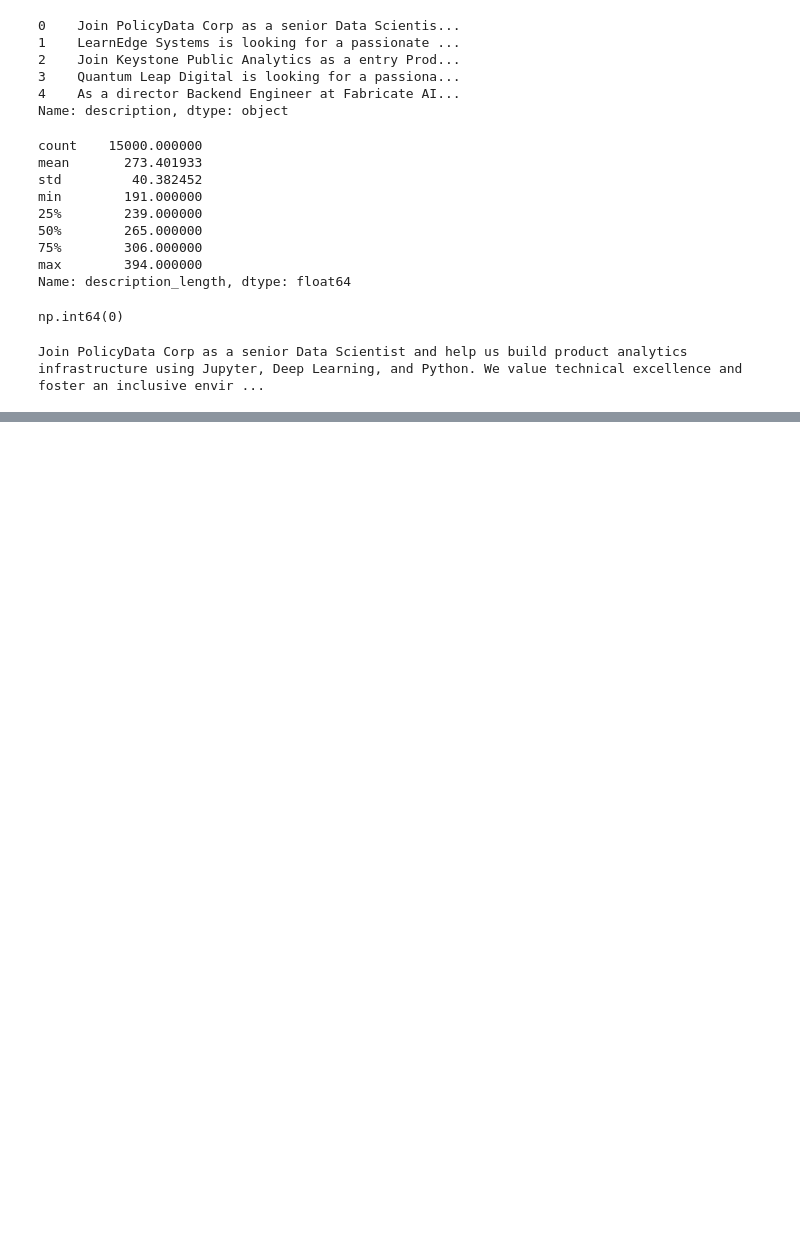
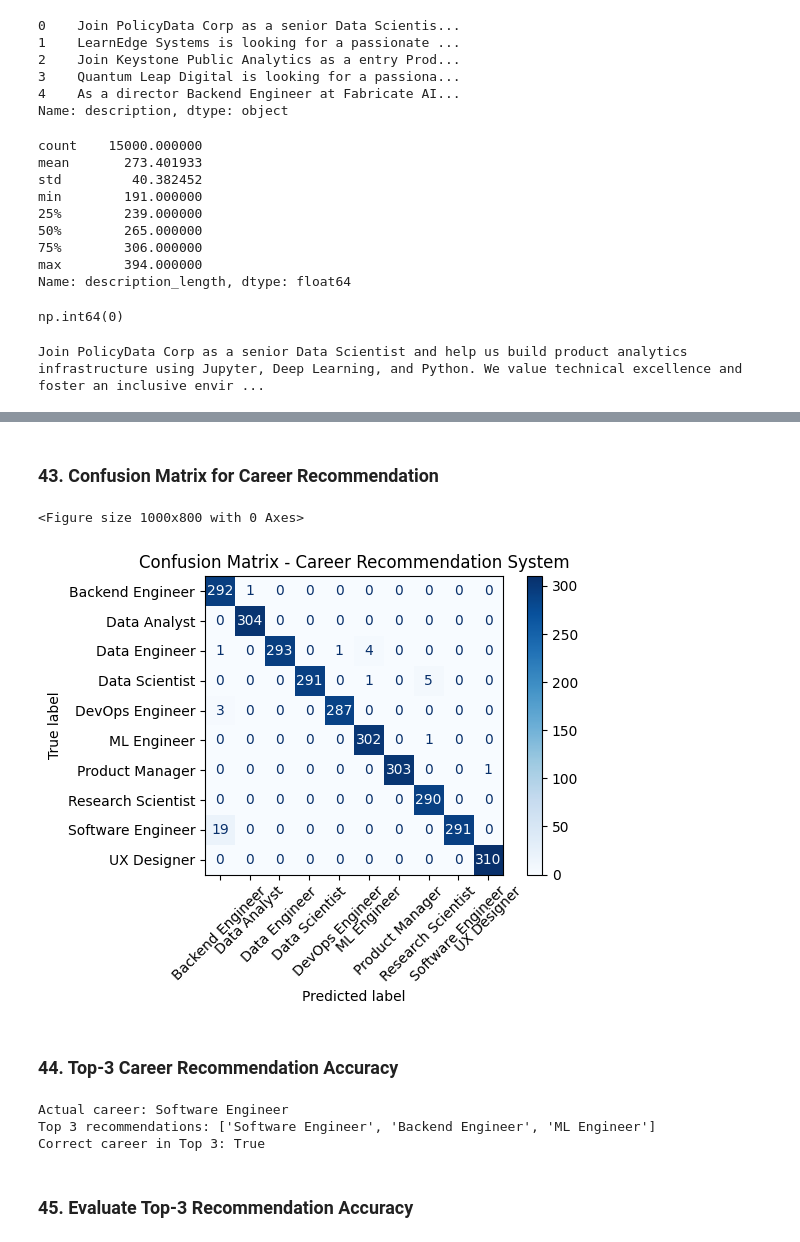
Before and after one commit to PHGNKavindya/Job_Market_Career_Recommendation, a Jupyter notebook: notebook/02_Skill_Analysis_NLP.ipynb, the cells around one changed output, grey strips where cells are left out. Drawn from its saved outputs; the diff is of its cells as text; code cells hidden in the pictures; blank space fills up the shorter version.

```diff
--- a/notebook/02_Skill_Analysis_NLP.ipynb
+++ b/notebook/02_Skill_Analysis_NLP.ipynb
@@ -766,0 +1939,14 @@ Join PolicyData Corp as a senior Data Scientist and help us build product analyt
+# %%
+# Generate career predictions for all test profiles
+
+test_profiles['Predicted_Career'] = test_profiles[
+    'user_skills'
+].apply(predict_career_from_skills)
+
+print("Predictions generated successfully.")
+
+display(
+    test_profiles[
+        ['title', 'user_skills', 'Predicted_Career']
+    ].head(10)
+)
@@ -766,0 +2010,34 @@ Join PolicyData Corp as a senior Data Scientist and help us build product analyt
+# %% [markdown]
+### 43. Confusion Matrix for Career Recommendation
+# %%
+from sklearn.metrics import confusion_matrix, ConfusionMatrixDisplay
+import matplotlib.pyplot as plt
+
+# Generate confusion matrix
+cm = confusion_matrix(
+    y_true,
+    y_pred,
+    labels=sorted(y_true.unique())
+)
+
+# Display confusion matrix
+plt.figure(figsize=(10, 8))
+
+disp = ConfusionMatrixDisplay(
+    confusion_matrix=cm,
+    display_labels=sorted(y_true.unique())
+)
+
+disp.plot(
+    xticks_rotation=45,
+    cmap='Blues'
+)
+
+plt.title('Confusion Matrix - Career Recommendation System')
+plt.tight_layout()
+plt.show()
+# %% [output]
+<Figure size 1000x800 with 0 Axes>
+[figure, added]
+# %% [markdown]
+### 44. Top-3 Career Recommendation Accuracy
@@ -766,0 +2071,18 @@ Join PolicyData Corp as a senior Data Scientist and help us build product analyt
+# %%
+sample_skills = test_profiles.iloc[0]['user_skills']
+actual_career = test_profiles.iloc[0]['title']
+
+top_3 = get_top_n_predictions(
+    sample_skills,
+    n=3
+)
+
+print("Actual career:", actual_career)
+print("Top 3 recommendations:", top_3)
+print("Correct career in Top 3:", actual_career in top_3)
+# %% [output]
+Actual career: Software Engineer
+Top 3 recommendations: ['Software Engineer', 'Backend Engineer', 'ML Engineer']
+Correct career in Top 3: True
+# %% [markdown]
+### 45. Evaluate Top-3 Recommendation Accuracy
```
Also changed, not shown: parts of 106 cells of this notebook, 6 other files.
